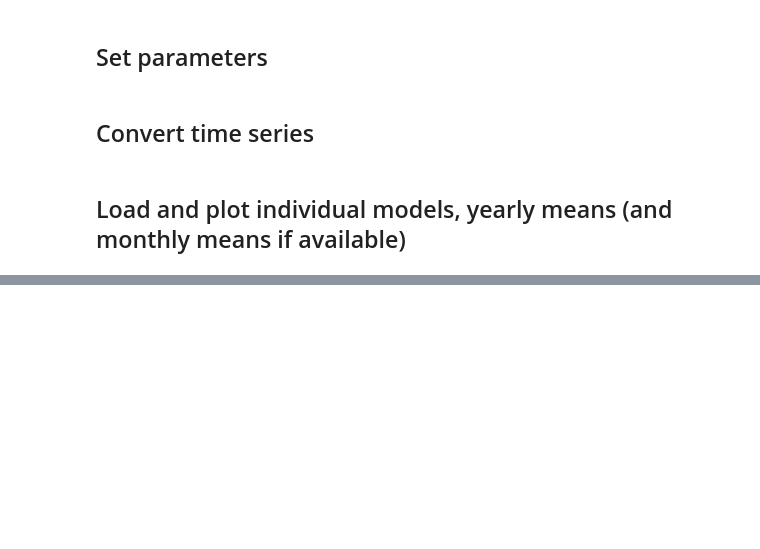
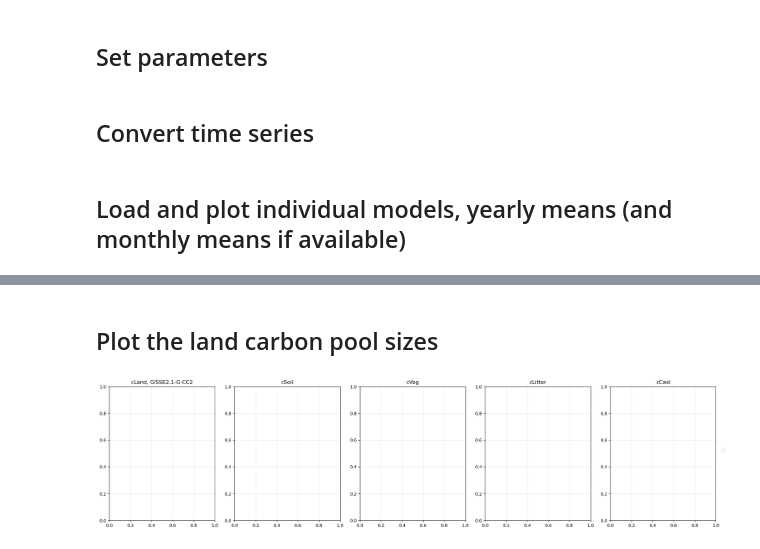
Before and after one commit to eikekoehn/TIPMIP_carbon_cycle, a Jupyter notebook: 02_analysis_and_plotting/plot_time_series_of_global_land_carbon_fractions.ipynb, the cells around one changed output, grey strips where cells are left out. Cells and saved outputs as stored; diff of their text form; code cells hidden in the pictures; blank space fills up the shorter version.

Commit message:
add land carbon from CINECA

```diff
--- a/02_analysis_and_plotting/plot_time_series_of_global_land_carbon_fractions.ipynb
+++ b/02_analysis_and_plotting/plot_time_series_of_global_land_carbon_fractions.ipynb
@@ -15,7 +15,7 @@ Loading packages...
 #stat = 'integral'#'integral'#'mean'
 #freq_input = 'monthly'#, 'yearly', 'daily'] #freq_output = 'monthly'#, 'yearly', 'daily', 'climatology', None]
 varias = ['cLand','cSoil','cVeg','cCwd','cLitter'] # 'tas','tos',
-models = ['IPSL-CM6-ESMCO2','GFDL-ESM2M','NorESM2-LM']#,'GISSE2.1-G-CC2','UKESM1-2','EC-Earth3-ESM-1']#[]#,
+models = ['GISSE2.1-G-CC2']#['IPSL-CM6-ESMCO2','GFDL-ESM2M','NorESM2-LM','UKESM1-2','EC-Earth3-ESM-1']#[]#, ]#, #
 runs = pruns.get_run_list('tipmip_tier1')#[1:]
 ref_year = 1
 
@@ -312,0 +133,66 @@ No artists with labels found to put in legend.  Note that artists whose label st
+# %% [markdown]
+## Plot the land carbon pool sizes
+# %%
+for model in models:
+    freq_input = get_freq_input(model)
+    stat = get_stat(varia)
+
+    fig, ax = plt.subplots(1, 5, figsize=(20, 5))
+
+    # variables mapped to axes
+    var_map = [
+        ('cLand', ax[0]),
+        ('cSoil', ax[1]),
+        ('cVeg',  ax[2]),
+        ('cLitter',  ax[3]),
+        ('cCwd', ax[4]),
+    ]
+
+    def plot_pair(da, axis, color, label=None):
+        da.plot(alpha=0.25, color=color, ax=axis)
+        da.resample(time="1YS").mean().plot(
+            alpha=1, color=color, ax=axis, label=label
+        )
+
+    for run in runs:
+        color = run_dict[run].color_id
+
+        for var, axis in var_map:
+            da = global_stats[model].get(var, {}).get(run, None)
+
+            if da is None:
+                continue  # skip missing variable cleanly
+
+            try:
+                # only label on first panel to avoid duplicate legends
+                label = run if var == 'cLand' else None
+                plot_pair(da, axis, color, label)
+            except Exception as e:
+                print(f"Skipping {var}, {model}, {run}: {e}")
+
+    # --- titles ---
+    titles = ['cLand', 'cSoil', 'cVeg', 'cLitter', 'cCwd']
+    for axi, title in zip(ax, titles):
+        axi.set_title(f'{title}, {model}' if title == 'cLand' else title)
+
+    # --- styling ---
+    for axi in ax:
+        axi.grid(alpha=0.25)
+
+    # legend
+    plt.subplots_adjust(right=0.7)
+    ax[0].legend(loc='lower left', bbox_to_anchor=(1.01, 0.01))
+
+    handles, labels = ax[0].get_legend_handles_labels()
+
+    fig.legend(
+        handles, labels,
+        loc='lower left',
+        bbox_to_anchor=(0.99, 0.5)  # adjust position
+    )
+    ax[0].legend().remove()
+
+    plt.tight_layout()
+    plt.show()
+# %% [output]
+[figure, added]
```
Also changed, not shown: parts of 5 cells of this notebook, 52 other files.
